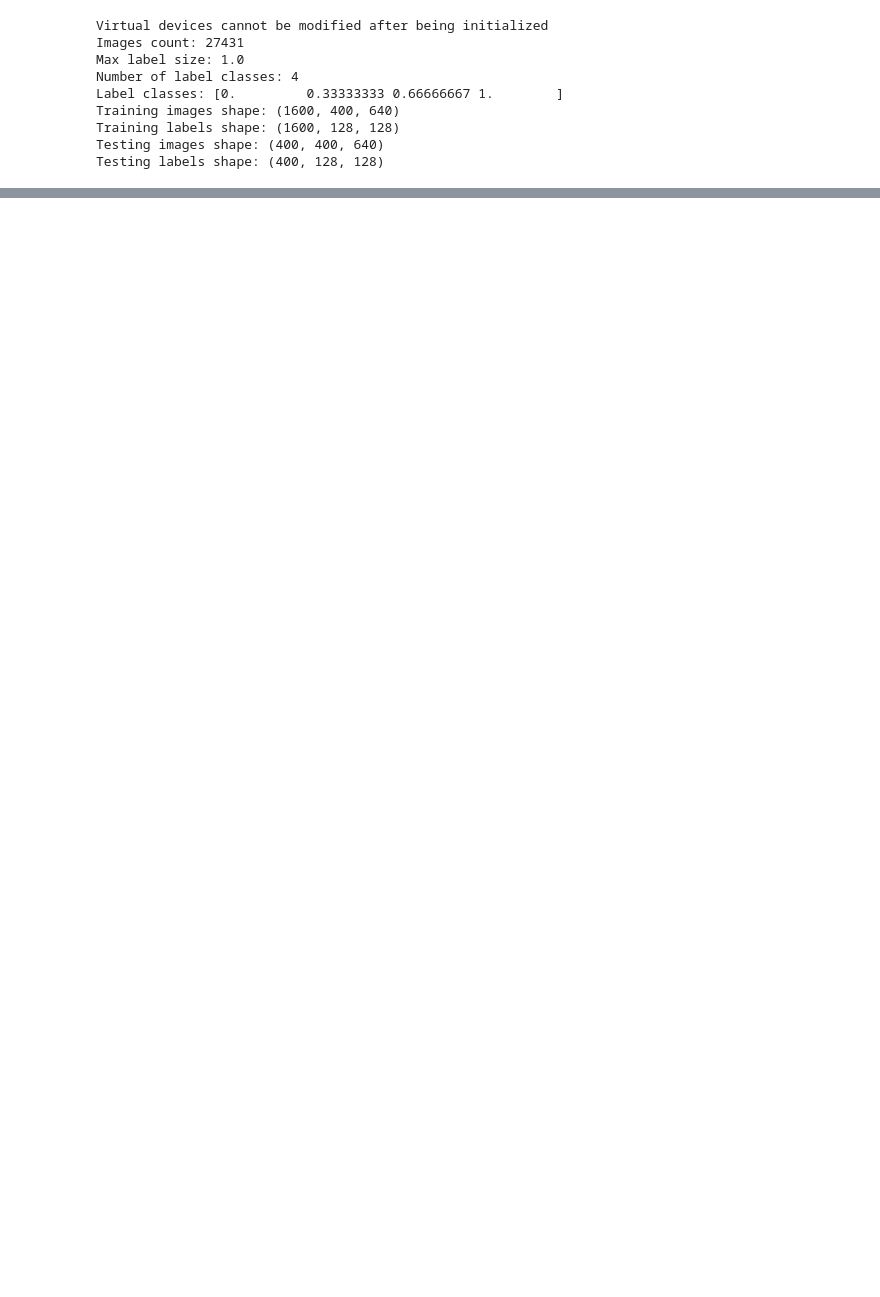
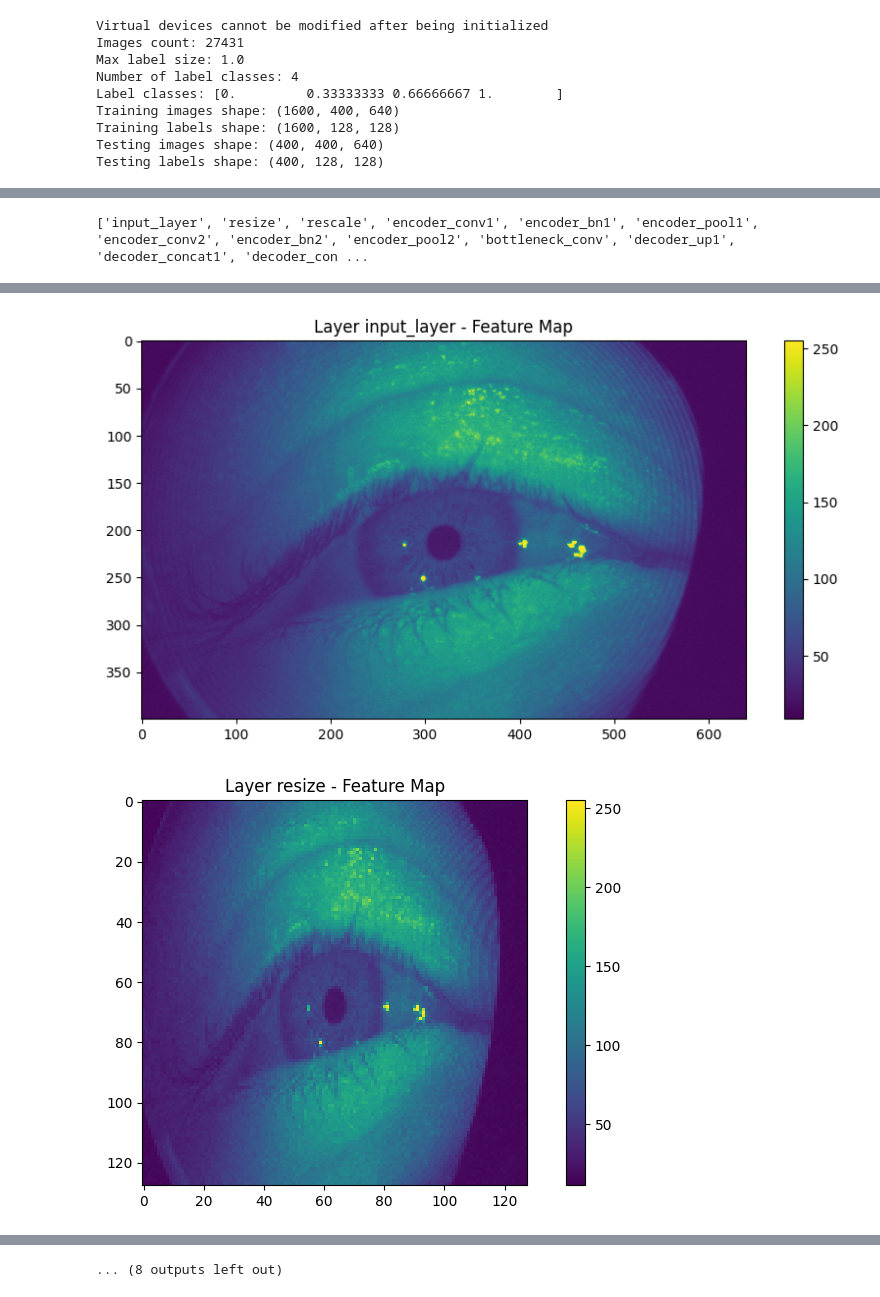
Before and after one commit to yasastharinda9511/GazeEstimation, a Jupyter notebook: gaze_estimation_resizing_and_normalization.ipynb, the cells around one changed output, grey strips where cells are left out. Cells and saved outputs as stored; diff of their text form; code cells hidden in the pictures; blank space fills up the shorter version.

```diff
--- a/gaze_estimation_resizing_and_normalization.ipynb
+++ b/gaze_estimation_resizing_and_normalization.ipynb
@@ -376,0 +390,35 @@ Dice coefficient is : 0.9303
+# %%
+from tensorflow.keras.models import Model
+
+# Create the original model
+base_model = lightweight_unet_model()
+
+# Put all the layers in the model into a list
+layer_names = [layer.name for layer in base_model.layers]
+
+print(layer_names)
+
+# Get layer outputs by name
+feature_layers = [base_model.get_layer(name).output for name in layer_names]
+
+# Create a new model that outputs these feature maps
+feature_map_model = Model(inputs=base_model.input, outputs=feature_layers)
+# %% [output]
+['input_layer', 'resize', 'rescale', 'encoder_conv1', 'encoder_bn1', 'encoder_pool1', 'encoder_conv2', 'encoder_bn2', 'encoder_pool2', 'bottleneck_conv', 'decoder_up1', 'decoder_concat1', 'decoder_con ...
+# %%
+
+image_path = '/home/yasas/GazeEstimation/openEDS/openEDS/S_192/120.png'
+image = cv2.imread(image_path, cv2.IMREAD_GRAYSCALE)
+int_image = np.expand_dims(image, axis=0)  # Add batch dimension: (1, height, width)
+input_image = np.expand_dims(int_image, axis=-1)  # Add channel dimension: (1, height, width, 1)
+
+# Predict the output using the model
+feature_maps = feature_map_model.predict(input_image)
+
+for i, fmap in enumerate(feature_maps):
+    plt.figure(figsize=(10, 5))
+    plt.title(f"Layer {layer_names[i]} - Feature Map")
+    plt.imshow(fmap[0, :, :, 0], cmap='viridis')  # showing only first channel
+    plt.colorbar()
+    plt.show()
+# %% [output]
@@ -376,0 +426,2 @@ Dice coefficient is : 0.9303
+[figure, added]
+[figure, added]
@@ -376,0 +437 @@ Dice coefficient is : 0.9303
+... (8 outputs left out)
```
Also changed, not shown: parts of 9 cells of this notebook, 2 other files.
